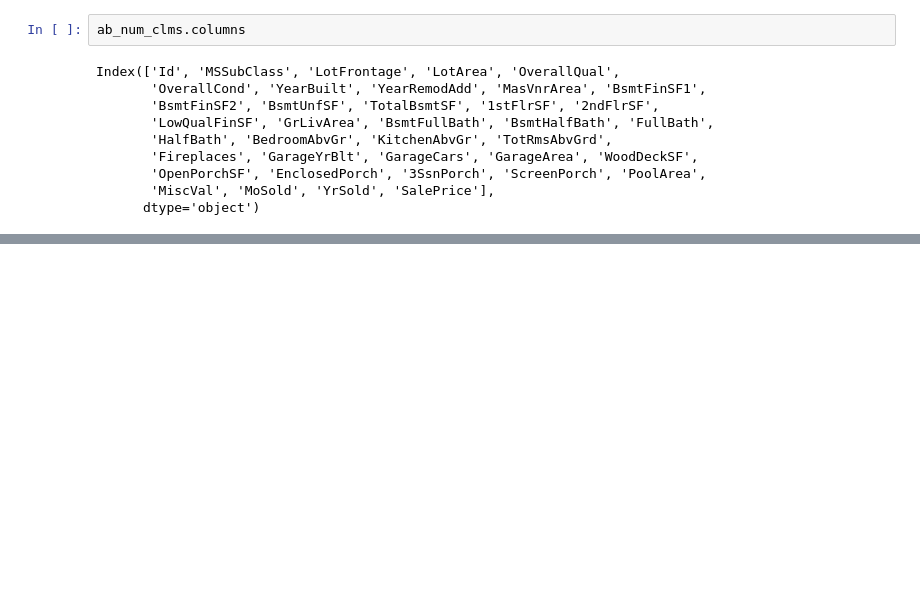
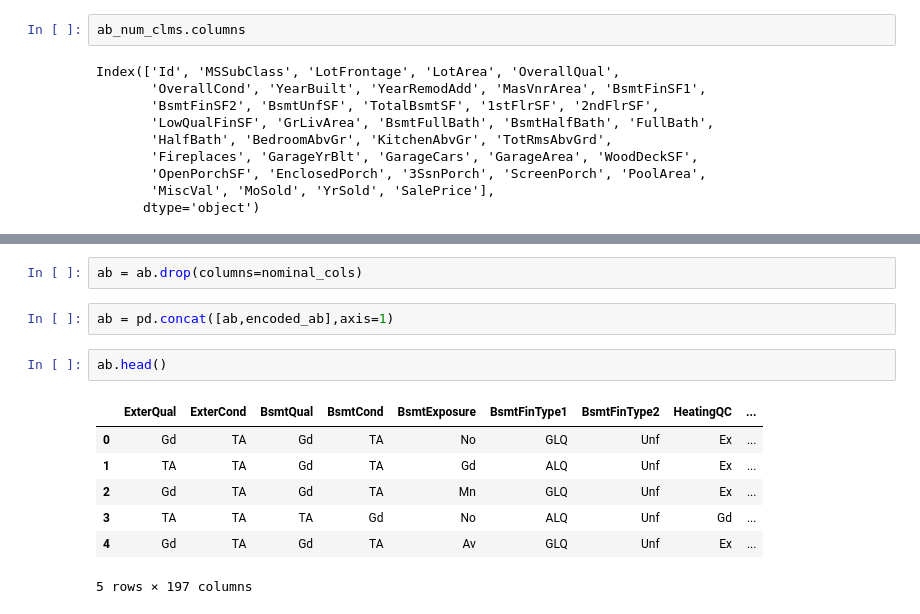
Before and after one commit to Kanchan910/House-Price-Prediction, a Jupyter notebook: Encoding.ipynb, the cells around one changed output, grey strips where cells are left out. Cells and saved outputs as stored; diff of their text form; blank space fills up the shorter version.

```diff
--- a/Encoding.ipynb
+++ b/Encoding.ipynb
@@ -39,0 +136,14 @@ Index(['Id', 'MSSubClass', 'LotFrontage', 'LotArea', 'OverallQual',
+# %%
+ab = ab.drop(columns=nominal_cols)
+# %%
+ab = pd.concat([ab,encoded_ab],axis=1)
+# %%
+ab.head()
+# %% [output]
+|  | ExterQual | ExterCond | BsmtQual | BsmtCond | BsmtExposure | BsmtFinType1 | BsmtFinType2 | HeatingQC | ... |
+| 0 | Gd | TA | Gd | TA | No | GLQ | Unf | Ex | ... |
+| 1 | TA | TA | Gd | TA | Gd | ALQ | Unf | Ex | ... |
+| 2 | Gd | TA | Gd | TA | Mn | GLQ | Unf | Ex | ... |
+| 3 | TA | TA | TA | Gd | No | ALQ | Unf | Gd | ... |
+| 4 | Gd | TA | Gd | TA | Av | GLQ | Unf | Ex | ... |
+5 rows × 197 columns
```
Also changed, not shown: parts of 29 cells of this notebook, 1 other file.
